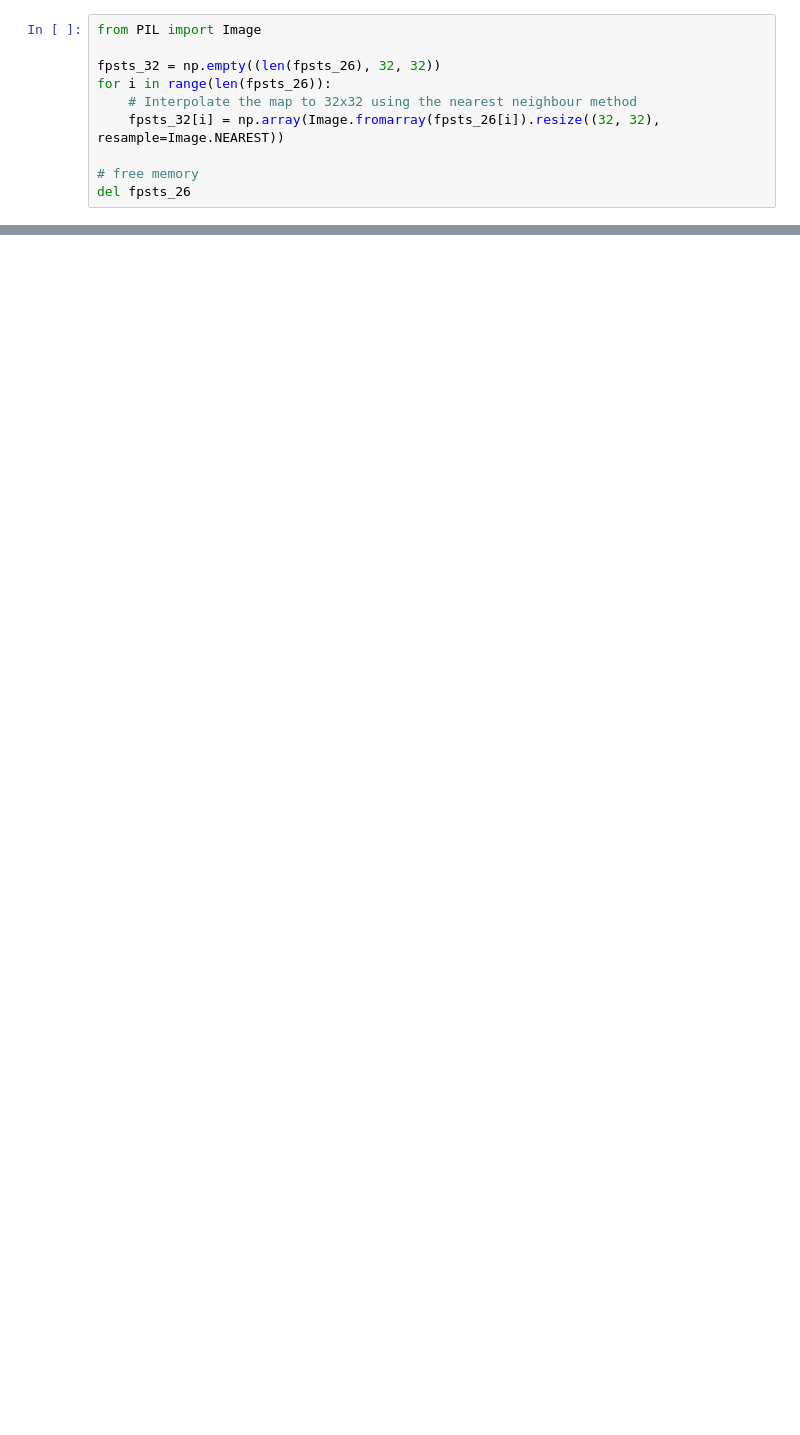
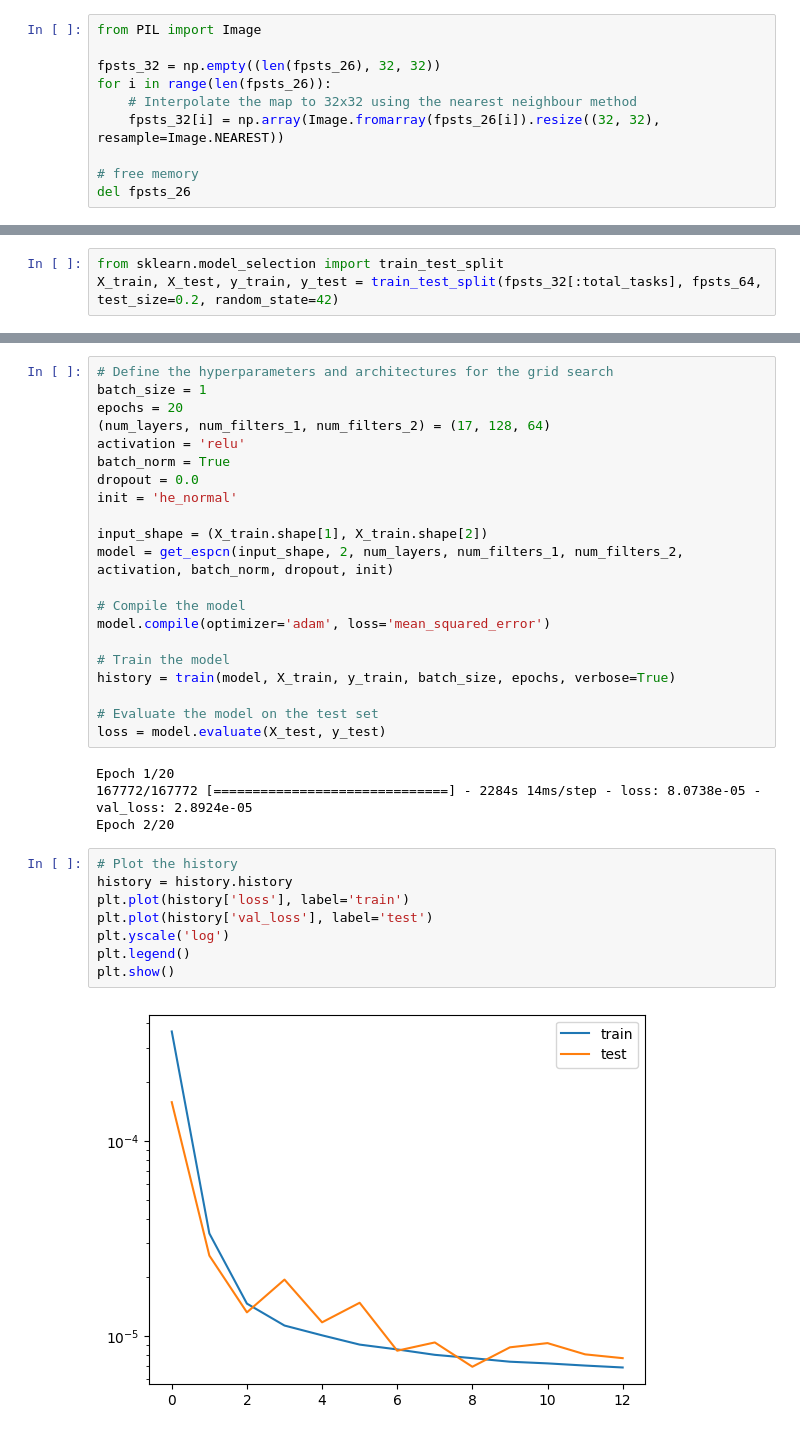
Before and after one commit to m7415/deep_learning_3MI, a Jupyter notebook: FPST.ipynb, the cells around one changed output, grey strips where cells are left out. Saved outputs shown, nothing was run; the diff lists cells and outputs as text; blank space fills up the shorter version.

```diff
--- a/FPST.ipynb
+++ b/FPST.ipynb
@@ -174,0 +87,3 @@ model.save(os.path.join(model_dir, "FPST_32_64_basic_conv.h5"))
+# %%
+from sklearn.model_selection import train_test_split
+X_train, X_test, y_train, y_test = train_test_split(fpsts_32[:total_tasks], fpsts_64, test_size=0.2, random_state=42)
@@ -174,0 +289,35 @@ model.save(os.path.join(model_dir, "FPST_32_64_basic_conv.h5"))
+# %%
+# Define the hyperparameters and architectures for the grid search
+batch_size = 1
+epochs = 20
+(num_layers, num_filters_1, num_filters_2) = (17, 128, 64)
+activation = 'relu'
+batch_norm = True
+dropout = 0.0
+init = 'he_normal'
+
+input_shape = (X_train.shape[1], X_train.shape[2])
+model = get_espcn(input_shape, 2, num_layers, num_filters_1, num_filters_2, activation, batch_norm, dropout, init)
+
+# Compile the model
+model.compile(optimizer='adam', loss='mean_squared_error')
+
+# Train the model
+history = train(model, X_train, y_train, batch_size, epochs, verbose=True)
+
+# Evaluate the model on the test set
+loss = model.evaluate(X_test, y_test)
+# %% [output]
+Epoch 1/20
+167772/167772 [==============================] - 2284s 14ms/step - loss: 8.0738e-05 - val_loss: 2.8924e-05
+Epoch 2/20
+# %%
+# Plot the history
+history = history.history
+plt.plot(history['loss'], label='train')
+plt.plot(history['val_loss'], label='test')
+plt.yscale('log')
+plt.legend()
+plt.show()
+# %% [output]
+[figure, added]
```
Also changed, not shown: parts of 38 cells of this notebook.
